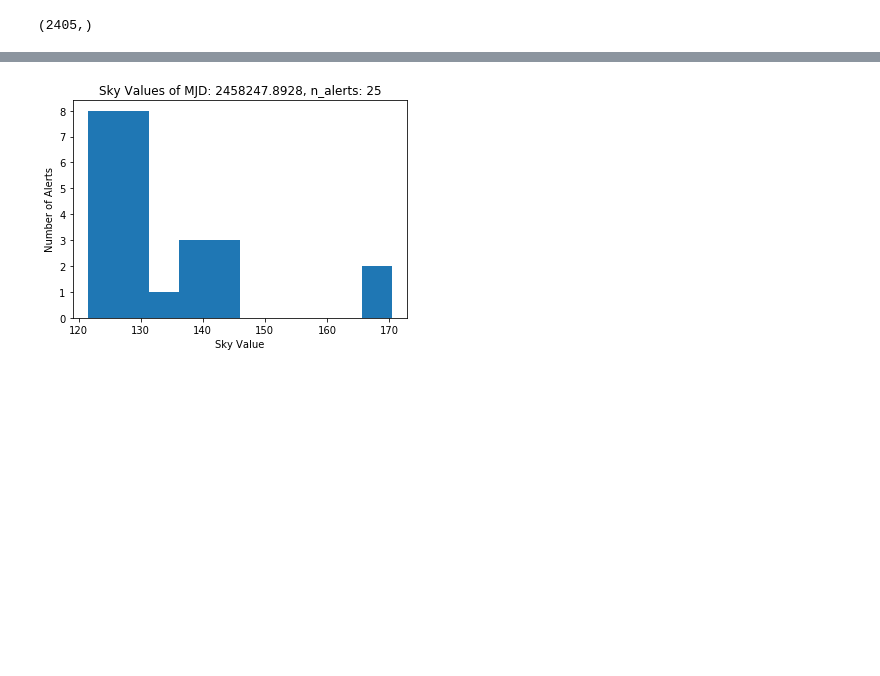
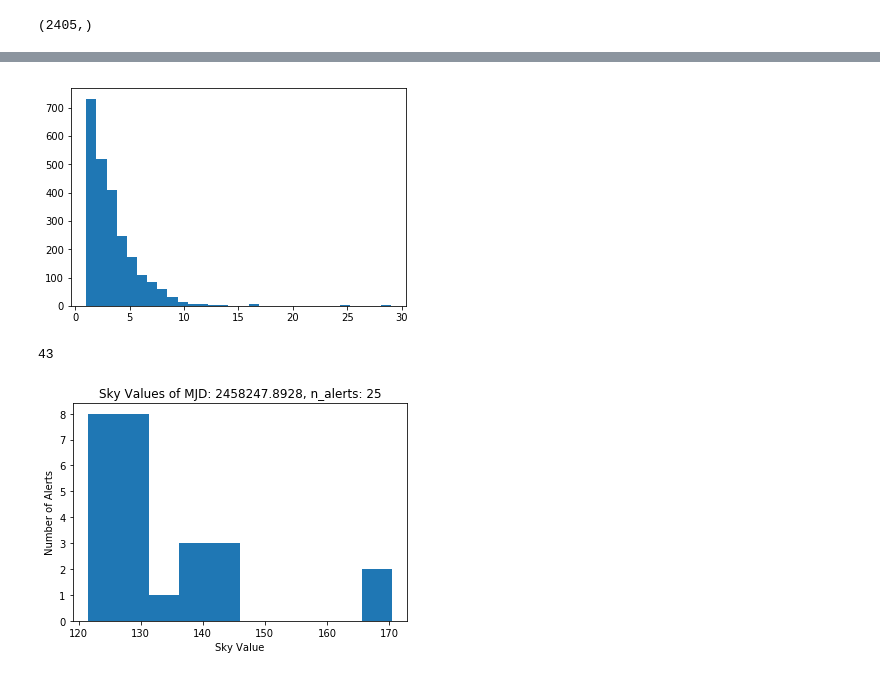
Before and after one commit to ReyesDeJong/ZTFsim, a Jupyter notebook: Sky_from_stamps.ipynb, the cells around one changed output, grey strips where cells are left out. Saved outputs shown, nothing was run; the diff lists cells and outputs as text; code cells hidden in the pictures; blank space fills up the shorter version.

```diff
--- a/Sky_from_stamps.ipynb
+++ b/Sky_from_stamps.ipynb
@@ -273,7 +273,9 @@ for mjd in all_mjd:
 # %%
 #verify correct extraction of mjd
 alert_count = 0
+ABOVE_N_ALERTS_TO_CONSIDER = 10
 for mjd in sky_values_groped_by_mjd:
-    alert_count += len(sky_values_groped_by_mjd[mjd])
-    #print('mjd:%.4f; n_alerts_in_mjd:%i alert_count : %i' %(mjd, len(sky_values_groped_by_mjd[mjd]), alert_count))
+    if len(sky_values_groped_by_mjd[mjd])>=ABOVE_N_ALERTS_TO_CONSIDER:
+        alert_count += len(sky_values_groped_by_mjd[mjd])
+        print('mjd:%.4f; n_alerts_in_mjd:%i alert_count : %i' %(mjd, len(sky_values_groped_by_mjd[mjd]), alert_count))
 #sky_values_groped_by_mjd.keys()
@@ -280 +300,16 @@ for mjd in sky_values_groped_by_mjd:
+# %%
+#histogram of mjds
+mjds_and_number_of_alerts = {}
+for mjd in sky_values_groped_by_mjd:
+    mjds_and_number_of_alerts[mjd] = len(sky_values_groped_by_mjd[mjd])
+plt.hist(mjds_and_number_of_alerts.values(), bins=30)
+plt.show()
+# %% [output]
+[figure, added]
+# %%
+#number of mjd with more equal than N_alerts
+N_alerts = 10
+(np.array(list(mjds_and_number_of_alerts.values()))>=N_alerts).sum()
+# %% [output]
+43
 # %%
```
Also changed, not shown: parts of 2 cells of this notebook, 2 other files.
